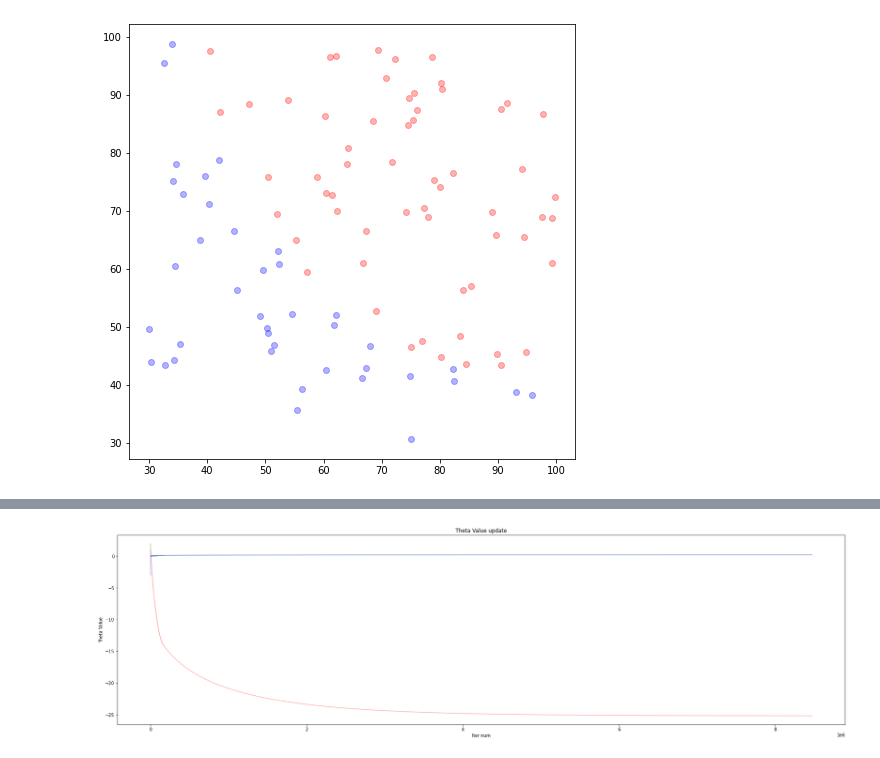
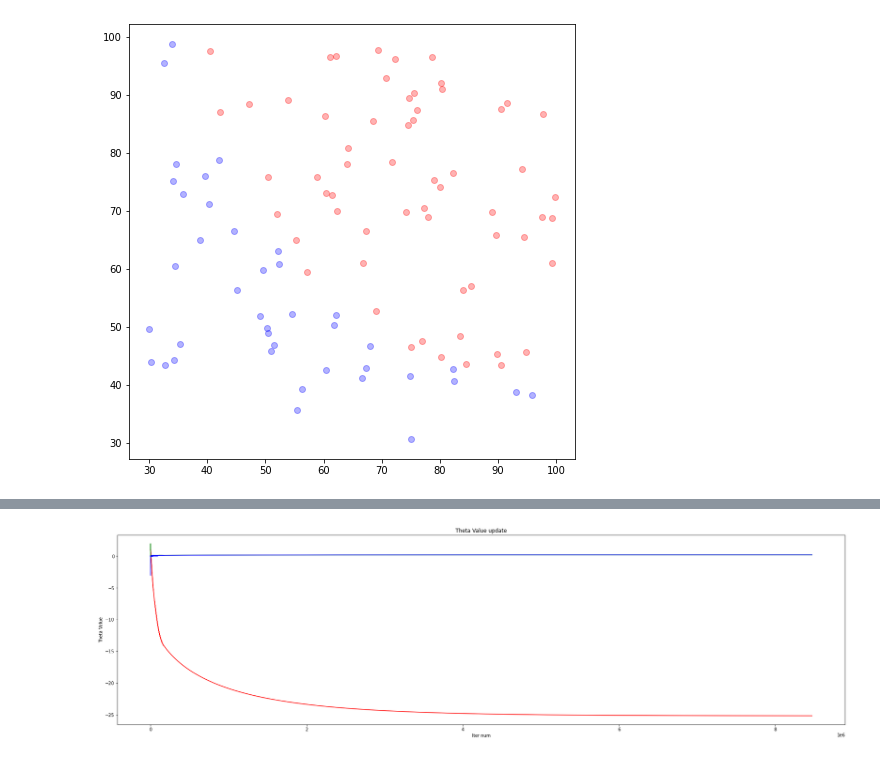
Before and after one commit to RyuJaesang/MachineLearing, a Jupyter notebook: assignment05/MahcineLearningAssignment05.ipynb, the cells around one changed output, grey strips where cells are left out. Cells and saved outputs as stored; diff of their text form; code cells hidden in the pictures.

```diff
--- a/assignment05/MahcineLearningAssignment05.ipynb
+++ b/assignment05/MahcineLearningAssignment05.ipynb
@@ -113,14 +113,13 @@ Theta0 : -25.14391376044763 Theta1 : 0.2060923706845413 Theta2 : 0.2013306519868
 Theta0 : -25.143926717733212 Theta1 : 0.2060924743306799 Theta2
 # %%
 #Visualize of Estimated Parameters
-
 plt.figure(figsize=(30, 8))
-plt.plot(range(len(theta0Value)), theta0Value, alpha=0.3, c='r')
-plt.plot(range(len(theta1Value)), theta1Value, alpha=0.3, c='g')
-plt.plot(range(len(theta2Value)), theta2Value, alpha=0.3, c='b')
+plt.plot(range(len(theta0Value)), theta0Value, c='r')
+plt.plot(range(len(theta1Value)), theta1Value, c='g')
+plt.plot(range(len(theta2Value)), theta2Value, c='b')
 plt.title('Theta Value update')
 plt.xlabel('Iter num')
 plt.ylabel('Theta Value')
 plt.show()
 # %% [output]
-[figure, old version]
+[figure, new version]
```
Also changed, not shown: parts of 1 cell of this notebook.
